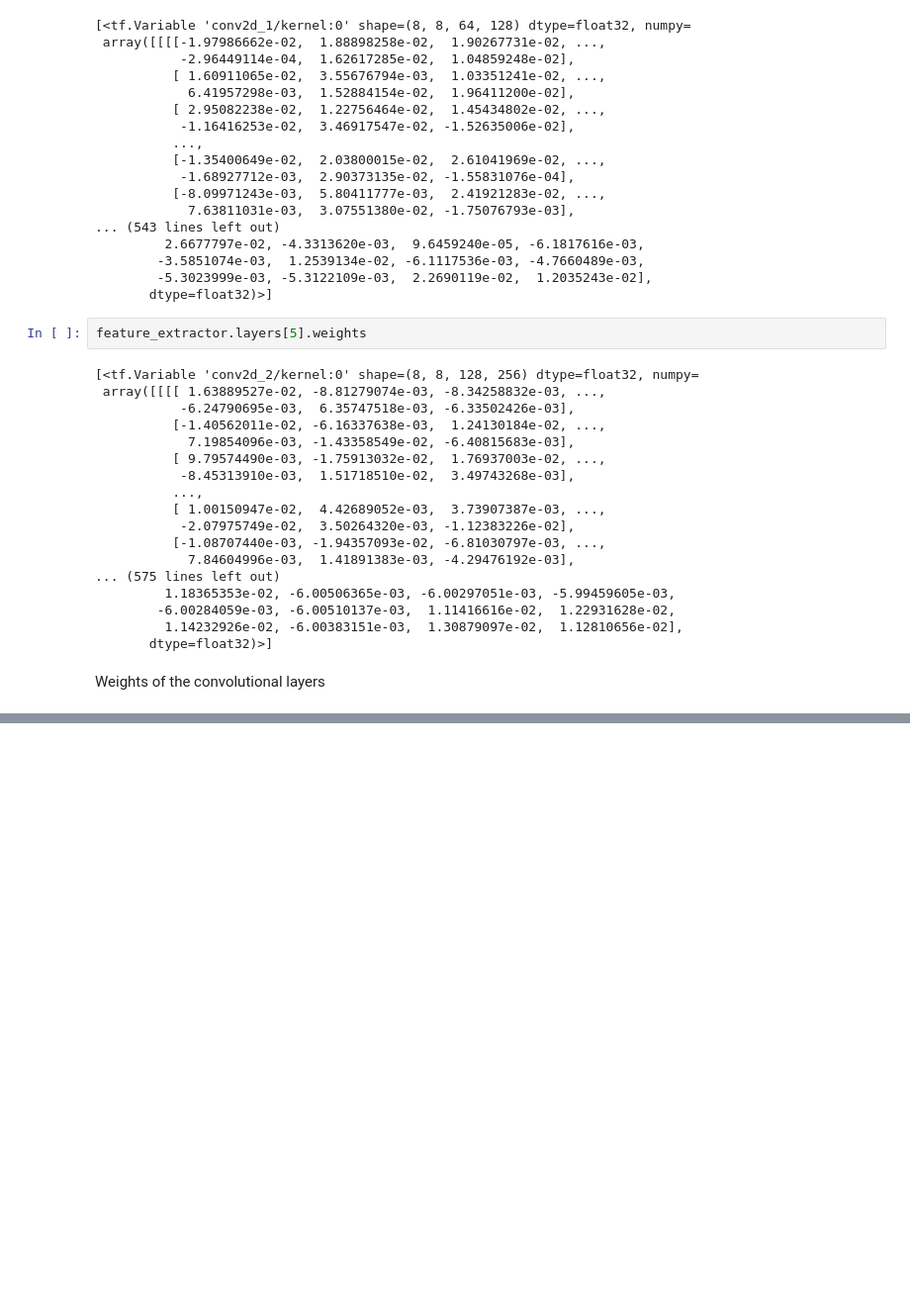
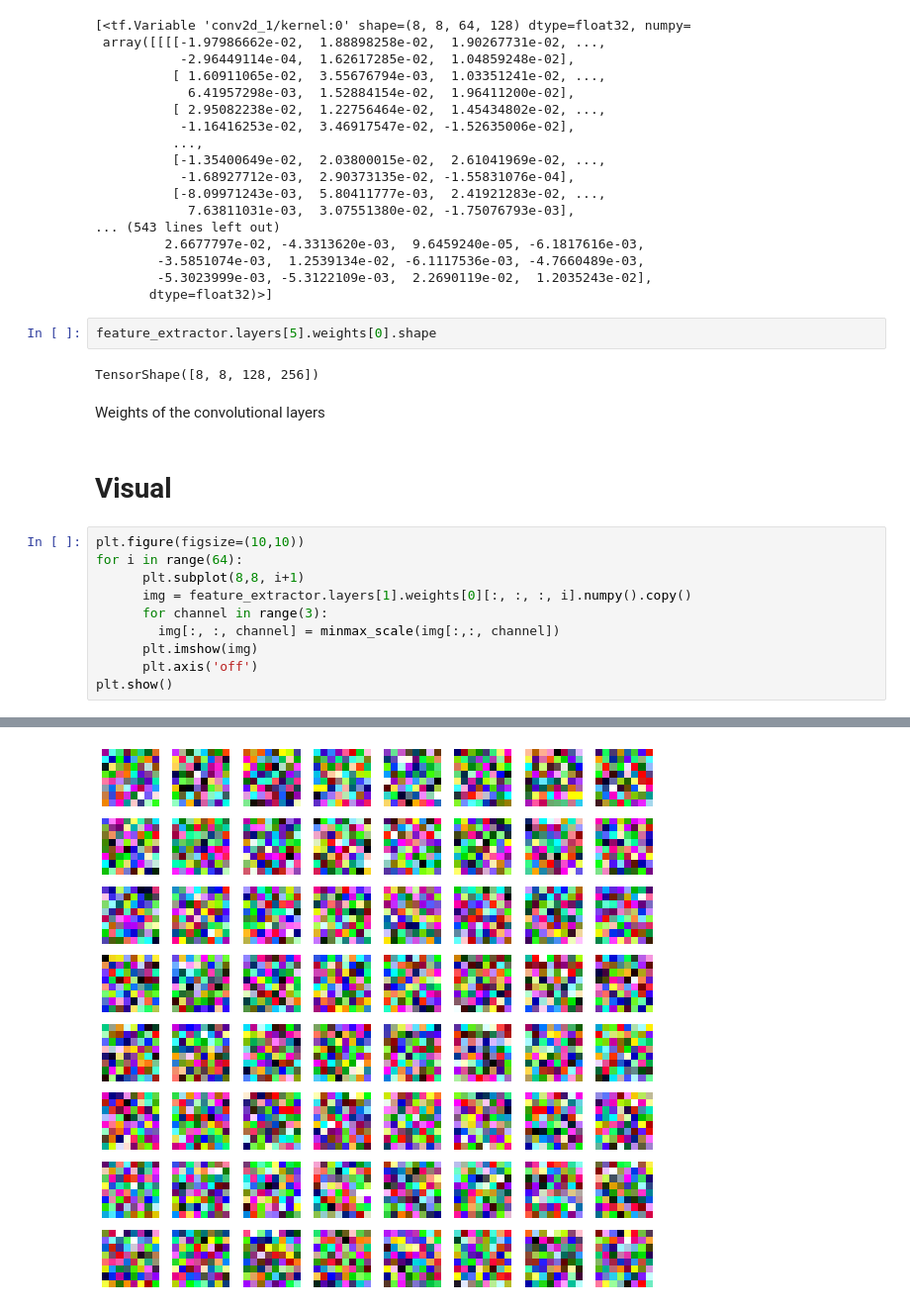
Before and after one commit to UmutMD/pokemon-type-classification, a Jupyter notebook: poke.ipynb, the cells around one changed output, grey strips where cells are left out. Shown at 99% size. Drawn from its saved outputs; the diff is of its cells as text; blank space fills up the shorter version.

```diff
--- a/poke.ipynb
+++ b/poke.ipynb
@@ -302,24 +302,21 @@ feature_extractor.layers[3].weights
         -5.3023999e-03, -5.3122109e-03,  2.2690119e-02,  1.2035243e-02],
        dtype=float32)>]
 # %%
-feature_extractor.layers[5].weights
+feature_extractor.layers[5].weights[0].shape
 # %% [output]
-[<tf.Variable 'conv2d_2/kernel:0' shape=(8, 8, 128, 256) dtype=float32, numpy=
- array([[[[ 1.63889527e-02, -8.81279074e-03, -8.34258832e-03, ...,
-           -6.24790695e-03,  6.35747518e-03, -6.33502426e-03],
-          [-1.40562011e-02, -6.16337638e-03,  1.24130184e-02, ...,
-            7.19854096e-03, -1.43358549e-02, -6.40815683e-03],
-          [ 9.79574490e-03, -1.75913032e-02,  1.76937003e-02, ...,
-           -8.45313910e-03,  1.51718510e-02,  3.49743268e-03],
-          ...,
-          [ 1.00150947e-02,  4.42689052e-03,  3.73907387e-03, ...,
-           -2.07975749e-02,  3.50264320e-03, -1.12383226e-02],
-          [-1.08707440e-03, -1.94357093e-02, -6.81030797e-03, ...,
-            7.84604996e-03,  1.41891383e-03, -4.29476192e-03],
-... (575 lines left out)
-         1.18365353e-02, -6.00506365e-03, -6.00297051e-03, -5.99459605e-03,
-        -6.00284059e-03, -6.00510137e-03,  1.11416616e-02,  1.22931628e-02,
-         1.14232926e-02, -6.00383151e-03,  1.30879097e-02,  1.12810656e-02],
-       dtype=float32)>]
+TensorShape([8, 8, 128, 256])
 # %% [markdown]
 Weights of the convolutional layers
+# %% [markdown]
+# Visual
+# %%
+plt.figure(figsize=(10,10))
+for i in range(64):
+      plt.subplot(8,8, i+1)
+      img = feature_extractor.layers[1].weights[0][:, :, :, i].numpy().copy()
+      for channel in range(3):
+        img[:, :, channel] = minmax_scale(img[:,:, channel])
+      plt.imshow(img)
+      plt.axis('off')
+plt.show()
+# %% [output]
@@ -325,0 +340 @@ Weights of the convolutional layers
+[figure, added]
```
Also changed, not shown: parts of 2 cells of this notebook.
